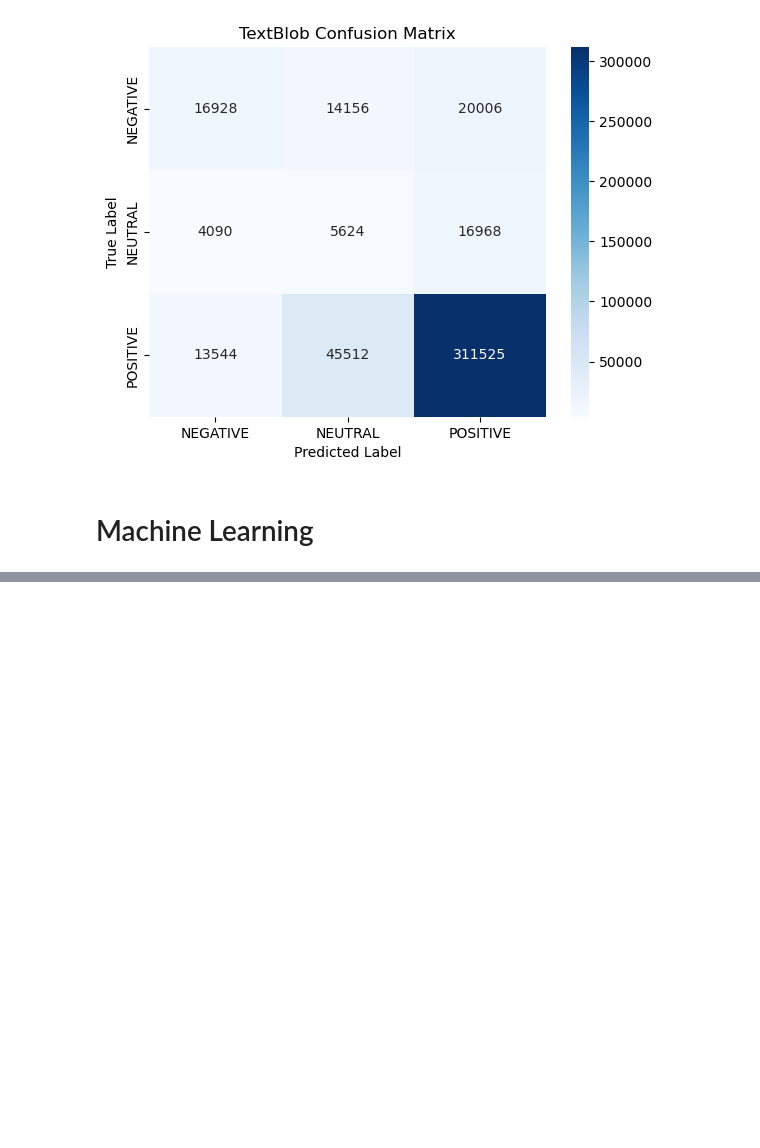
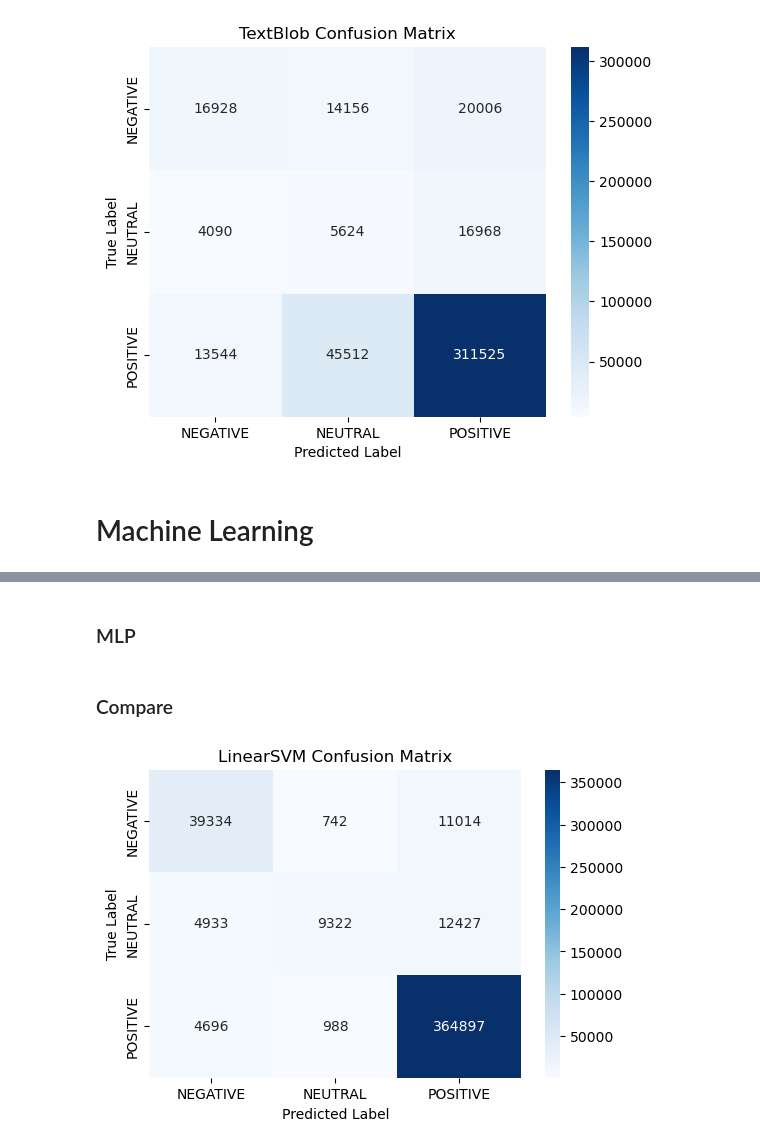
Before and after one commit to ruolan89/W25_COMP262_002_TeamGamma, a Jupyter notebook: Project_phase2_Gamma_11-14.ipynb, the cells around one changed output, grey strips where cells are left out. Drawn from its saved outputs; the diff is of its cells as text; code cells hidden in the pictures; blank space fills up the shorter version.

```diff
--- a/Project_phase2_Gamma_11-14.ipynb
+++ b/Project_phase2_Gamma_11-14.ipynb
@@ -715,2 +712,0 @@ model_svm = SVC(kernel="linear", class_weight='balanced')
-# %%
-model_svm.fit(X_train_tfidf, y_train)
@@ -730,0 +715,15 @@ f1_svm = f1_score(y_test, y_pred_svm, average='weighted', zero_division=0)
+# %%
+from sklearn.svm import LinearSVC
+model_l_svm = LinearSVC()
+model_l_svm.fit(X_train_tfidf, y_train_num)
+
+y_pred_l_svm = model_l_svm.predict(X_test_tfidf)
+
+report_l_svm = classification_report(y_test_num, y_pred_l_svm, output_dict=True)
+
+cm_l_svm = confusion_matrix(y_test_num, y_pred_l_svm)
+acc_l_svm = accuracy_score(y_test_num, y_pred_l_svm)
+precision_l_svm = precision_score(y_test_num, y_pred_l_svm, average='weighted', zero_division=0)
+recall_l_svm = recall_score(y_test_num, y_pred_l_svm, average='weighted', zero_division=0)
+# %% [markdown]
+### MLP
@@ -730,0 +742,22 @@ f1_svm = f1_score(y_test, y_pred_svm, average='weighted', zero_division=0)
+# %% [markdown]
+### Compare
+# %%
+# {0: "NEGATIVE", 1: "NEUTRAL", 2: "POSITIVE"}
+inv_label_mapping = {v: k for k, v in label_mapping.items()}
+# %%
+import matplotlib.pyplot as plt
+import seaborn as sns
+
+labels = sorted(inv_label_mapping.keys())
+string_labels = [inv_label_mapping[i] for i in labels]
+
+plt.figure(figsize=(6, 4))
+sns.heatmap(cm_l_svm, annot=True, fmt='d', cmap='Blues',
+            xticklabels=string_labels,
+            yticklabels=string_labels)
+plt.title("LinearSVM Confusion Matrix")
+plt.xlabel("Predicted Label")
+plt.ylabel("True Label")
+plt.show()
+# %% [output]
+[figure, added]
```
Also changed, not shown: parts of 13 cells of this notebook, 2 other files.
